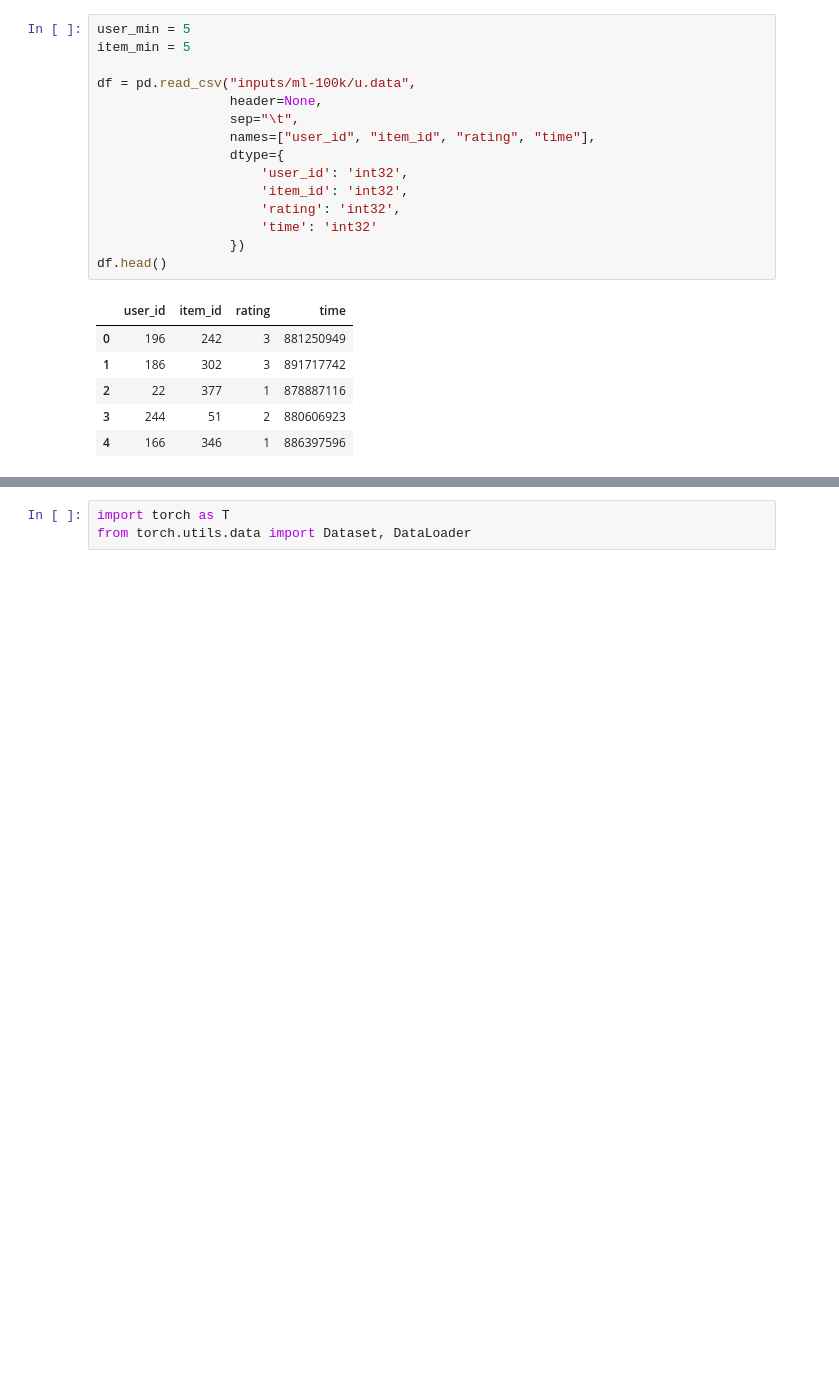
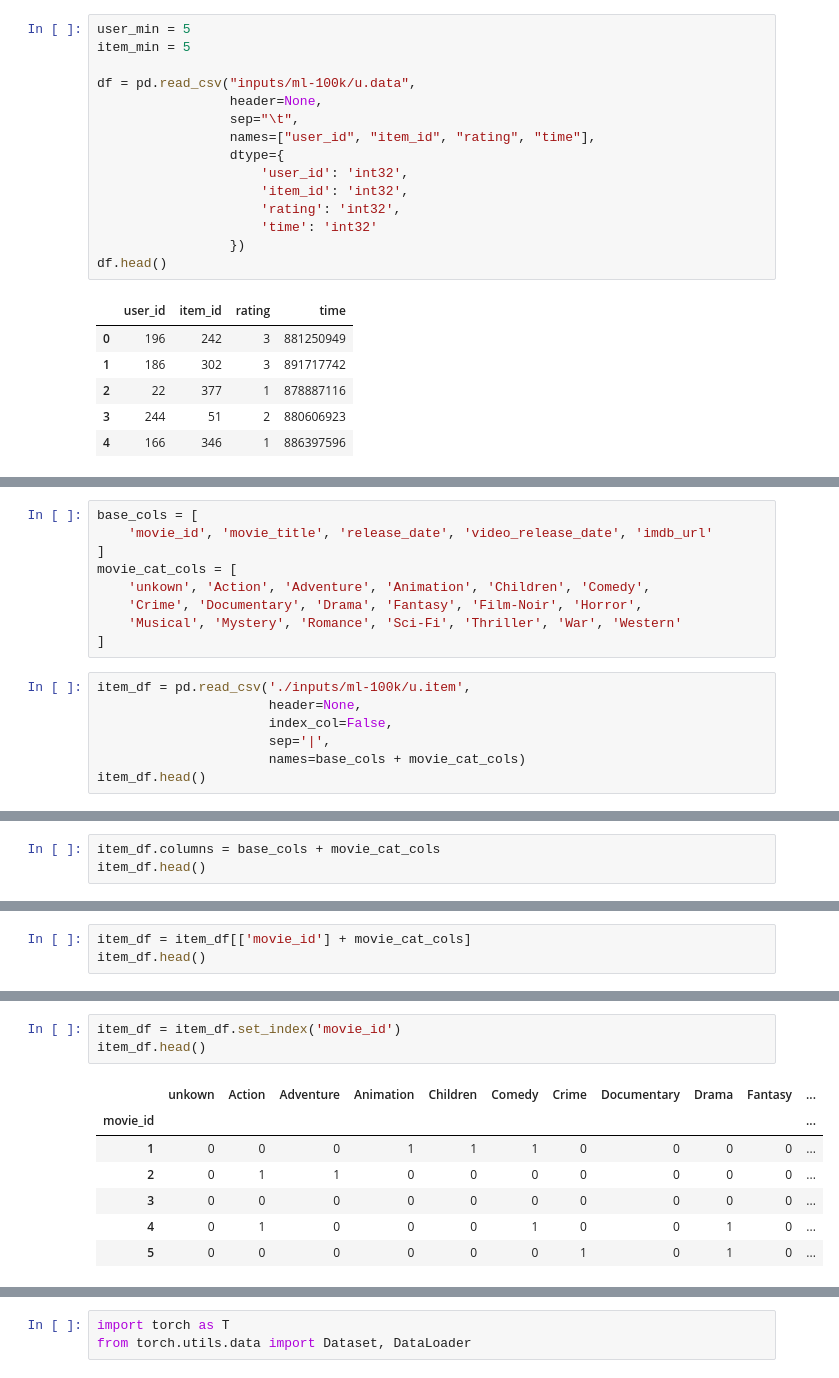
Before and after one commit to noaRricky/seq-rmd-crowdsourcing, a Jupyter notebook: notebooks/preprocess_v2.ipynb, the cells around one changed output, grey strips where cells are left out. Cells and saved outputs as stored; diff of their text form; blank space fills up the shorter version.

```diff
--- a/notebooks/preprocess_v2.ipynb
+++ b/notebooks/preprocess_v2.ipynb
@@ -38,0 +140,16 @@ df.shape
+# %%
+base_cols = [
+    'movie_id', 'movie_title', 'release_date', 'video_release_date', 'imdb_url'
+]
+movie_cat_cols = [
+    'unkown', 'Action', 'Adventure', 'Animation', 'Children', 'Comedy',
+    'Crime', 'Documentary', 'Drama', 'Fantasy', 'Film-Noir', 'Horror',
+    'Musical', 'Mystery', 'Romance', 'Sci-Fi', 'Thriller', 'War', 'Western'
+]
+# %%
+item_df = pd.read_csv('./inputs/ml-100k/u.item',
+                      header=None,
+                      index_col=False,
+                      sep='|',
+                      names=base_cols + movie_cat_cols)
+item_df.head()
@@ -38,0 +164,3 @@ df.shape
+# %%
+item_df.columns = base_cols + movie_cat_cols
+item_df.head()
@@ -38,0 +175,3 @@ df.shape
+# %%
+item_df = item_df[['movie_id'] + movie_cat_cols]
+item_df.head()
@@ -38,0 +185,11 @@ df.shape
+# %%
+item_df = item_df.set_index('movie_id')
+item_df.head()
+# %% [output]
+|  | unkown | Action | Adventure | Animation | Children | Comedy | Crime | Documentary | Drama | Fantasy | ... |
+| movie_id |  |  |  |  |  |  |  |  |  |  | ... |
+| 1 | 0 | 0 | 0 | 1 | 1 | 1 | 0 | 0 | 0 | 0 | ... |
+| 2 | 0 | 1 | 1 | 0 | 0 | 0 | 0 | 0 | 0 | 0 | ... |
+| 3 | 0 | 0 | 0 | 0 | 0 | 0 | 0 | 0 | 0 | 0 | ... |
+| 4 | 0 | 1 | 0 | 0 | 0 | 1 | 0 | 0 | 1 | 0 | ... |
+| 5 | 0 | 0 | 0 | 0 | 0 | 0 | 1 | 0 | 1 | 0 | ... |
```
Also changed, not shown: parts of 24 cells of this notebook, 6 other files.
